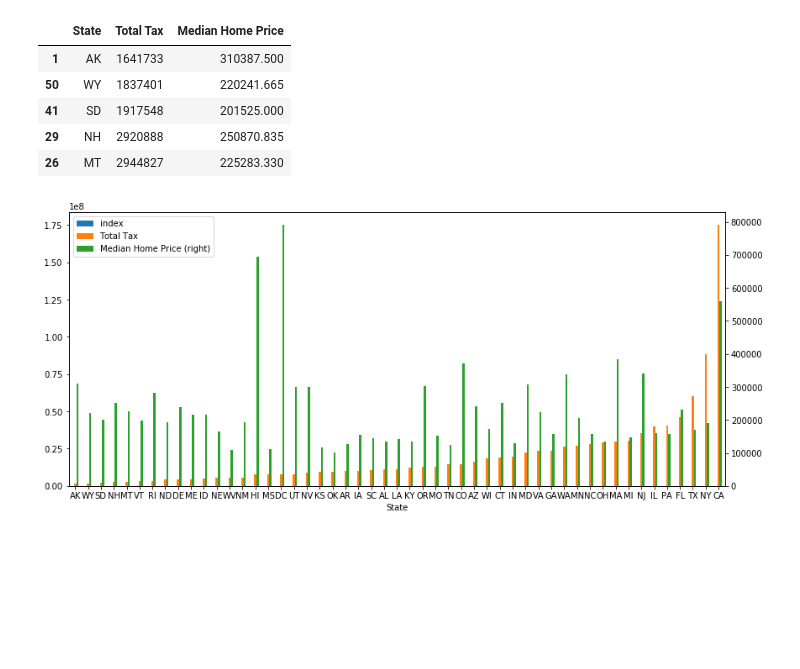
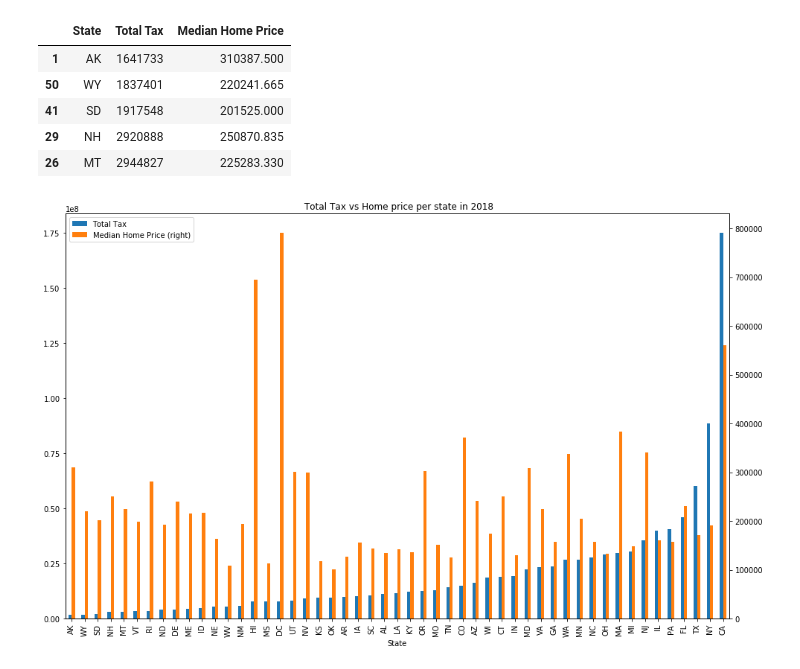
Before and after one commit to prakashbalasubramaniam/The_Incredible_Quad, a Jupyter notebook: Bahar_homeprice/TotalTax_MedianHomePrice.ipynb, the cells around one changed output. Saved outputs shown, nothing was run; the diff lists cells and outputs as text; code cells hidden in the pictures; blank space fills up the shorter version.

```diff
--- a/Bahar_homeprice/TotalTax_MedianHomePrice.ipynb
+++ b/Bahar_homeprice/TotalTax_MedianHomePrice.ipynb
@@ -96,8 +119,12 @@ sorttax.head()
 | 41 | SD | 1917548 | 201525.000 |
 | 29 | NH | 2920888 | 250870.835 |
 | 26 | MT | 2944827 | 225283.330 |
-# %%
-sorttax = sorttax.set_index('State')
-gbar=sorttax.plot(kind= 'bar', secondary_y = 'Median Home Price', figsize= (14,6) ,rot =0)
-# %% [output]
-[figure, removed]
+# %%
+sorttax1 = sorttax1.set_index('State')
+gbar=sorttax1.plot(kind= 'bar', secondary_y = 'Median Home Price', figsize= (16,10) ,rot =90)
+plt.title(' Total Tax vs Home price per state in 2018')
+
+#save the fig
+plt.savefig('C:\\Users\\Spring\\Desktop\\The Incredible Quad\\Images\\Total Tax vs Home Price.png')
+# %% [output]
+[figure, added]
```
Also changed, not shown: parts of 7 cells of this notebook.
